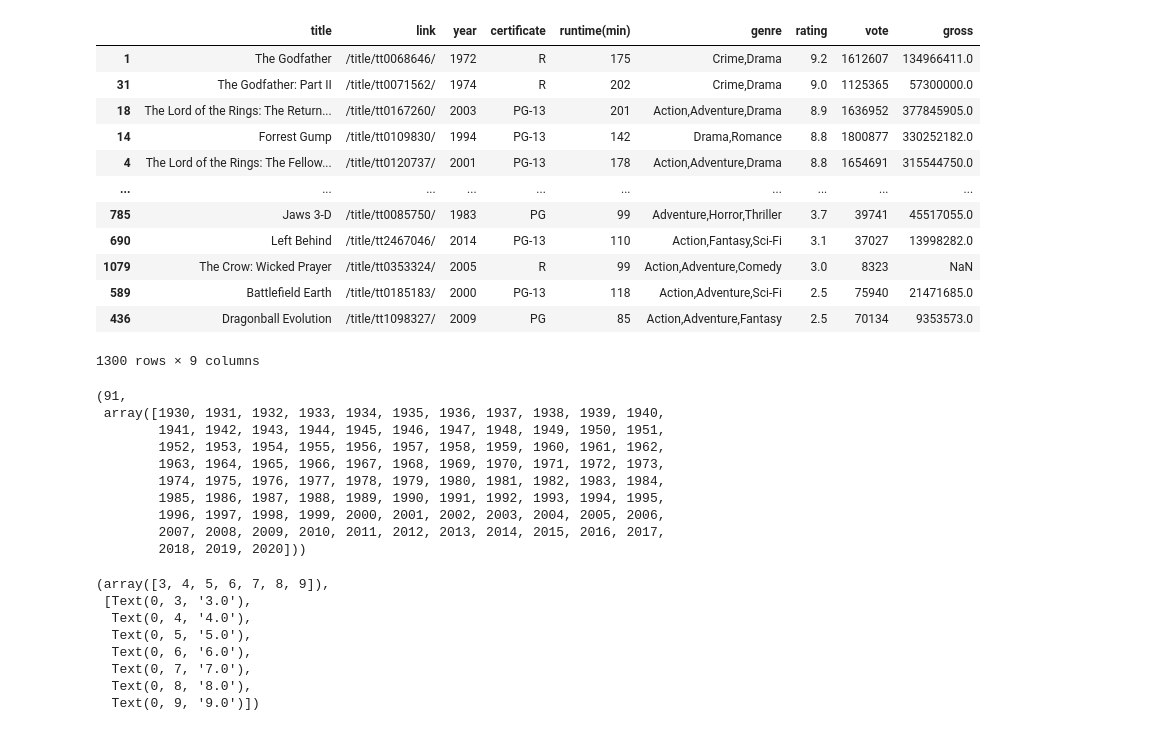
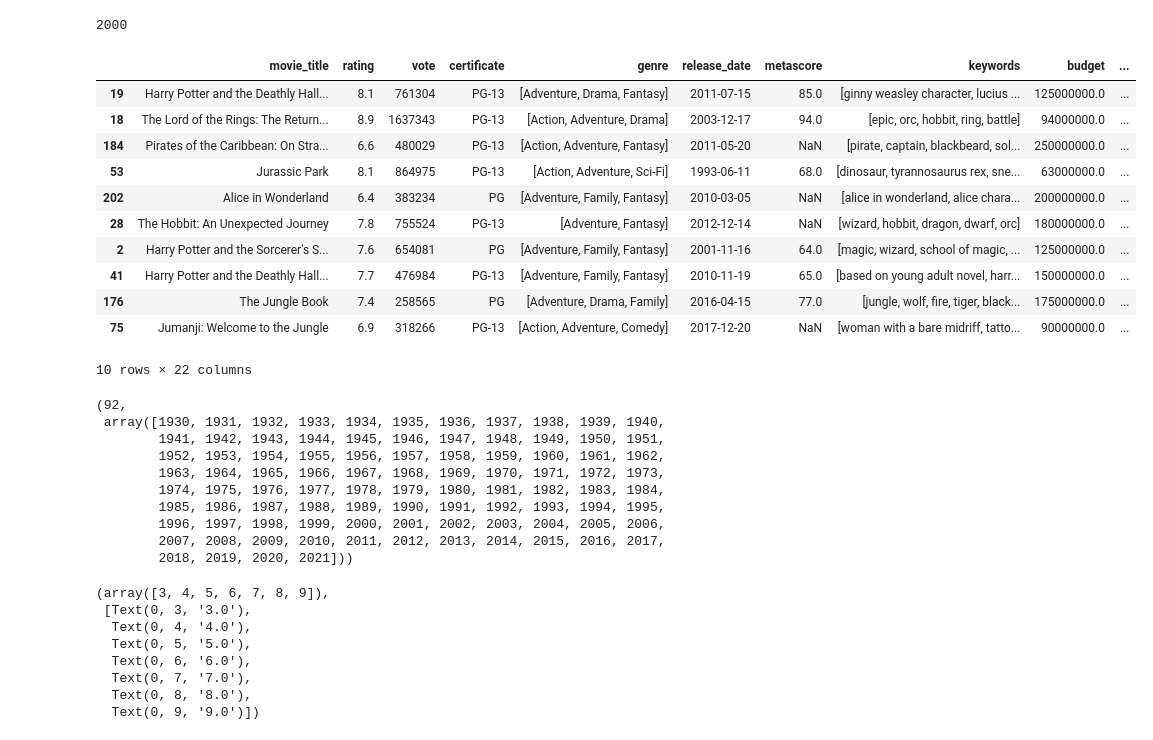
Before and after one commit to katiehuang1221/Predict-Revenue-Of-Movie-Adaptation, a Jupyter notebook: notebooks/imdb_soup.ipynb, the cells around one changed output. Cells and saved outputs as stored; diff of their text form; code cells hidden in the pictures.

Commit message:
Created movie_data pickle file. Added movie_data.ipynb

```diff
--- a/notebooks/imdb_soup.ipynb
+++ b/notebooks/imdb_soup.ipynb
@@ -116,0 +86,12 @@ def get_moviedata(movie):
+# %%
+for movie_url in movie_url_list[200:500]:
+    movie_soup = get_soup(movie_url)
+    movie_soup_list.append(movie_soup)
+# %%
+for movie_url in movie_url_list[500:800]:
+    movie_soup = get_soup(movie_url)
+    movie_soup_list.append(movie_soup)
+# %%
+for movie_url in movie_url_list[800:]:
+    movie_soup = get_soup(movie_url)
+    movie_soup_list.append(movie_soup)
@@ -187,7 +246,8 @@ def get_movie_detail(soup):
 
     return movie_dict
 # %%
-# Create list of dictionaries
-movie_data=[]
-for movie in movie_div_list:
-    movie_data.append(get_moviedata(movie))
+# Create list of movie_dict
+movie_detail_data=[]
+for movie_soup in movie_soup_list:
+    movie = get_movie_detail(movie_soup)
+    movie_detail_data.append(movie)
@@ -214,17 +254,21 @@ len(movie_data),movie_data
-# %%
-movie_df = pd.DataFrame(movie_data)
-movie_df.sort_values('rating',ascending=False)
-# %% [output]
-|  | title | link | year | certificate | runtime(min) | genre | rating | vote | gross |
-| 1 | The Godfather | /title/tt0068646/ | 1972 | R | 175 | Crime,Drama | 9.2 | 1612607 | 134966411.0 |
-| 31 | The Godfather: Part II | /title/tt0071562/ | 1974 | R | 202 | Crime,Drama | 9.0 | 1125365 | 57300000.0 |
-| 18 | The Lord of the Rings: The Return... | /title/tt0167260/ | 2003 | PG-13 | 201 | Action,Adventure,Drama | 8.9 | 1636952 | 377845905.0 |
-| 14 | Forrest Gump | /title/tt0109830/ | 1994 | PG-13 | 142 | Drama,Romance | 8.8 | 1800877 | 330252182.0 |
-| 4 | The Lord of the Rings: The Fellow... | /title/tt0120737/ | 2001 | PG-13 | 178 | Action,Adventure,Drama | 8.8 | 1654691 | 315544750.0 |
-| ... | ... | ... | ... | ... | ... | ... | ... | ... | ... |
-| 785 | Jaws 3-D | /title/tt0085750/ | 1983 | PG | 99 | Adventure,Horror,Thriller | 3.7 | 39741 | 45517055.0 |
-| 690 | Left Behind | /title/tt2467046/ | 2014 | PG-13 | 110 | Action,Fantasy,Sci-Fi | 3.1 | 37027 | 13998282.0 |
-| 1079 | The Crow: Wicked Prayer | /title/tt0353324/ | 2005 | R | 99 | Action,Adventure,Comedy | 3.0 | 8323 | NaN |
-| 589 | Battlefield Earth | /title/tt0185183/ | 2000 | PG-13 | 118 | Action,Adventure,Sci-Fi | 2.5 | 75940 | 21471685.0 |
-| 436 | Dragonball Evolution | /title/tt1098327/ | 2009 | PG | 85 | Action,Adventure,Fantasy | 2.5 | 70134 | 9353573.0 |
-1300 rows × 9 columns
+# %%
+len(movie_detail_data)
+# %% [output]
+2000
+# %%
+# Create pd DataFrame of 2000 movies!
+movie_detail_df = pd.DataFrame(movie_detail_data)
+movie_detail_df.sort_values('gross_world',ascending=False).head(10)
+# %% [output]
+|  | movie_title | rating | vote | certificate | genre | release_date | metascore | keywords | budget | ... |
+| 19 | Harry Potter and the Deathly Hall... | 8.1 | 761304 | PG-13 | [Adventure, Drama, Fantasy] | 2011-07-15 | 85.0 | [ginny weasley character, lucius ... | 125000000.0 | ... |
+| 18 | The Lord of the Rings: The Return... | 8.9 | 1637343 | PG-13 | [Action, Adventure, Drama] | 2003-12-17 | 94.0 | [epic, orc, hobbit, ring, battle] | 94000000.0 | ... |
+| 184 | Pirates of the Caribbean: On Stra... | 6.6 | 480029 | PG-13 | [Action, Adventure, Fantasy] | 2011-05-20 | NaN | [pirate, captain, blackbeard, sol... | 250000000.0 | ... |
+| 53 | Jurassic Park | 8.1 | 864975 | PG-13 | [Action, Adventure, Sci-Fi] | 1993-06-11 | 68.0 | [dinosaur, tyrannosaurus rex, sne... | 63000000.0 | ... |
+| 202 | Alice in Wonderland | 6.4 | 383234 | PG | [Adventure, Family, Fantasy] | 2010-03-05 | NaN | [alice in wonderland, alice chara... | 200000000.0 | ... |
+| 28 | The Hobbit: An Unexpected Journey | 7.8 | 755524 | PG-13 | [Adventure, Fantasy] | 2012-12-14 | NaN | [wizard, hobbit, dragon, dwarf, orc] | 180000000.0 | ... |
+| 2 | Harry Potter and the Sorcerer's S... | 7.6 | 654081 | PG | [Adventure, Family, Fantasy] | 2001-11-16 | 64.0 | [magic, wizard, school of magic, ... | 125000000.0 | ... |
+| 41 | Harry Potter and the Deathly Hall... | 7.7 | 476984 | PG-13 | [Adventure, Family, Fantasy] | 2010-11-19 | 65.0 | [based on young adult novel, harr... | 150000000.0 | ... |
+| 176 | The Jungle Book | 7.4 | 258565 | PG | [Adventure, Drama, Family] | 2016-04-15 | 77.0 | [jungle, wolf, fire, tiger, black... | 175000000.0 | ... |
+| 75 | Jumanji: Welcome to the Jungle | 6.9 | 318266 | PG-13 | [Action, Adventure, Comedy] | 2017-12-20 | NaN | [woman with a bare midriff, tatto... | 90000000.0 | ... |
+10 rows × 22 columns
@@ -231,7 +278,7 @@ movie_df.sort_values('rating',ascending=False)
 # %%
-movie_df.year.nunique(),np.sort(movie_df.year.unique())
+movie_detail_df.release_date.dt.year.nunique(),np.sort(movie_detail_df.release_date.dt.year.unique())
 # %% [output]
-(91,
+(92,
  array([1930, 1931, 1932, 1933, 1934, 1935, 1936, 1937, 1938, 1939, 1940,
         1941, 1942, 1943, 1944, 1945, 1946, 1947, 1948, 1949, 1950, 1951,
         1952, 1953, 1954, 1955, 1956, 1957, 1958, 1959, 1960, 1961, 1962,
@@ -240,7 +287,7 @@ movie_df.year.nunique(),np.sort(movie_df.year.unique())
         1985, 1986, 1987, 1988, 1989, 1990, 1991, 1992, 1993, 1994, 1995,
         1996, 1997, 1998, 1999, 2000, 2001, 2002, 2003, 2004, 2005, 2006,
         2007, 2008, 2009, 2010, 2011, 2012, 2013, 2014, 2015, 2016, 2017,
-        2018, 2019, 2020]))
+        2018, 2019, 2020, 2021]))
 # %%
 x = movie_df['year']
 y = movie_df['rating']
```
Also changed, not shown: parts of 16 cells of this notebook, 3 other files.
